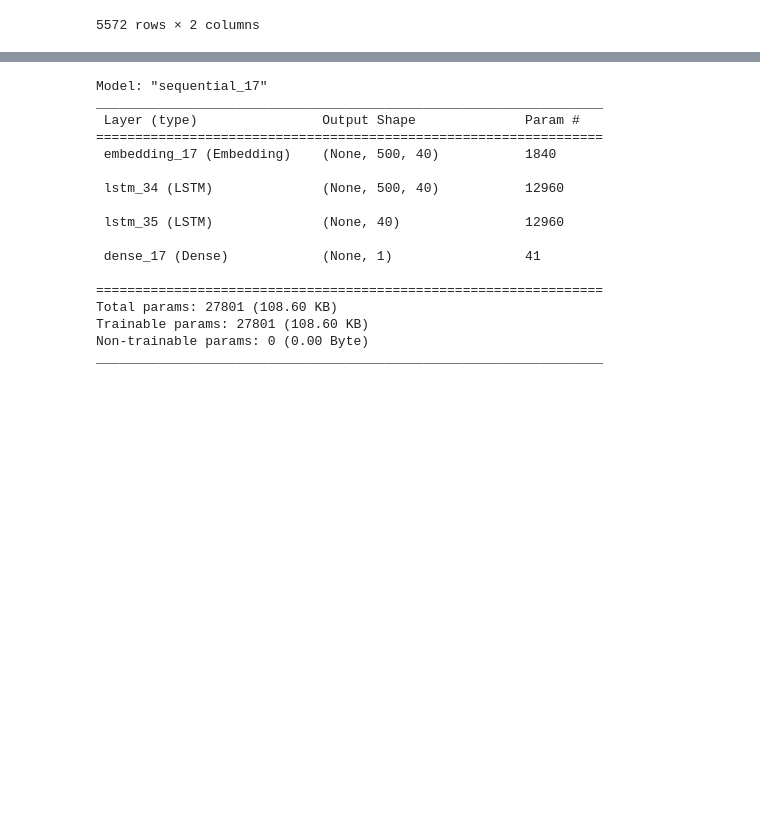
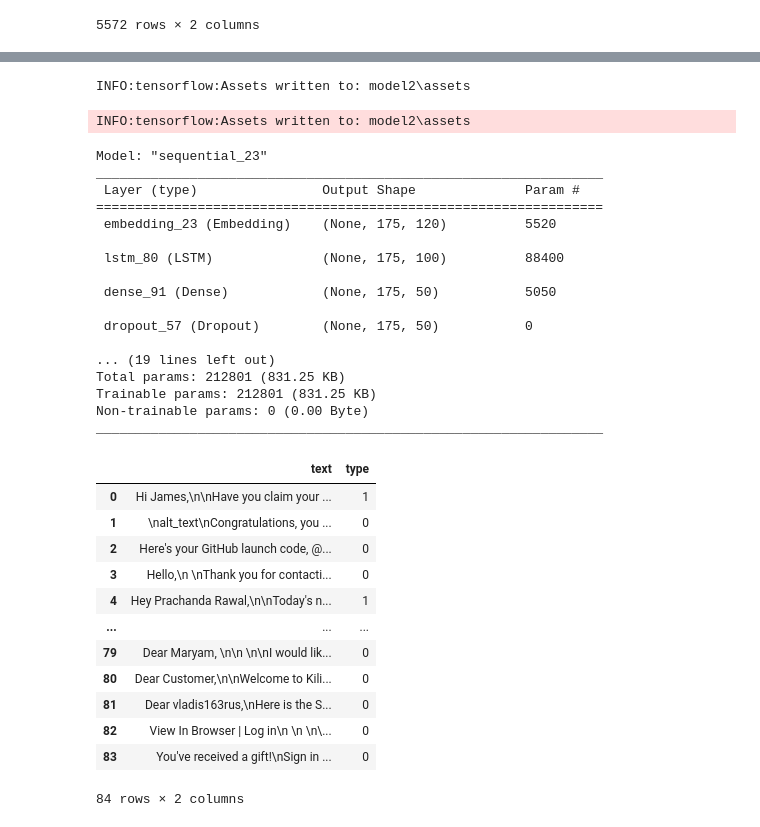
Before and after one commit to zkhrv/AI_work, a Jupyter notebook: AI/Model.ipynb, the cells around one changed output, grey strips where cells are left out. Cells and saved outputs as stored; diff of their text form; code cells hidden in the pictures; blank space fills up the shorter version.

```diff
--- a/AI/Model.ipynb
+++ b/AI/Model.ipynb
@@ -123,21 +172,53 @@ plt.show()
 # %%
-#model.save('model_v1')
+model.save('model2')
 model.summary()
 # %% [output]
-Model: "sequential_17"
-_________________________________________________________________
- Layer (type)                Output Shape              Param #
-=================================================================
- embedding_17 (Embedding)    (None, 500, 40)           1840
-
- lstm_34 (LSTM)              (None, 500, 40)           12960
-
- lstm_35 (LSTM)              (None, 40)                12960
-
- dense_17 (Dense)            (None, 1)                 41
-
-=================================================================
-Total params: 27801 (108.60 KB)
-Trainable params: 27801 (108.60 KB)
-Non-trainable params: 0 (0.00 Byte)
-_________________________________________________________________
+INFO:tensorflow:Assets written to: model2\assets
+INFO:tensorflow:Assets written to: model2\assets
+Model: "sequential_23"
+_________________________________________________________________
+ Layer (type)                Output Shape              Param #
+=================================================================
+ embedding_23 (Embedding)    (None, 175, 120)          5520
+
+ lstm_80 (LSTM)              (None, 175, 100)          88400
+
+ dense_91 (Dense)            (None, 175, 50)           5050
+
+ dropout_57 (Dropout)        (None, 175, 50)           0
+
+... (19 lines left out)
+Total params: 212801 (831.25 KB)
+Trainable params: 212801 (831.25 KB)
+Non-trainable params: 0 (0.00 Byte)
+_________________________________________________________________
+# %%
+from keras.models import load_model
+import pandas as pd
+from keras.preprocessing.text import Tokenizer
+from keras.preprocessing.sequence import pad_sequences
+import numpy as np
+
+datFr = pd.read_csv('email_spam.csv')
+datFr = datFr.drop(datFr.columns[0], axis=1)
+
+replace_dict = {
+    "not spam": 0,
+    "spam": 1
+}
+datFr["type"] = datFr["type"].replace(replace_dict)
+datFr
+# %% [output]
+|  | text | type |
+| 0 | Hi James,\n\nHave you claim your ... | 1 |
+| 1 | \nalt_text\nCongratulations, you ... | 0 |
+| 2 | Here's your GitHub launch code, @... | 0 |
+| 3 | Hello,\n \nThank you for contacti... | 0 |
+| 4 | Hey Prachanda Rawal,\n\nToday's n... | 1 |
+| ... | ... | ... |
+| 79 | Dear Maryam, \n\n \n\nI would lik... | 0 |
+| 80 | Dear Customer,\n\nWelcome to Kili... | 0 |
+| 81 | Dear vladis163rus,\nHere is the S... | 0 |
+| 82 | View In Browser | Log in\n \n \n\... | 0 |
+| 83 | You've received a gift!\nSign in ... | 0 |
+84 rows × 2 columns
```
Also changed, not shown: parts of 14 cells of this notebook, 38 other files.
